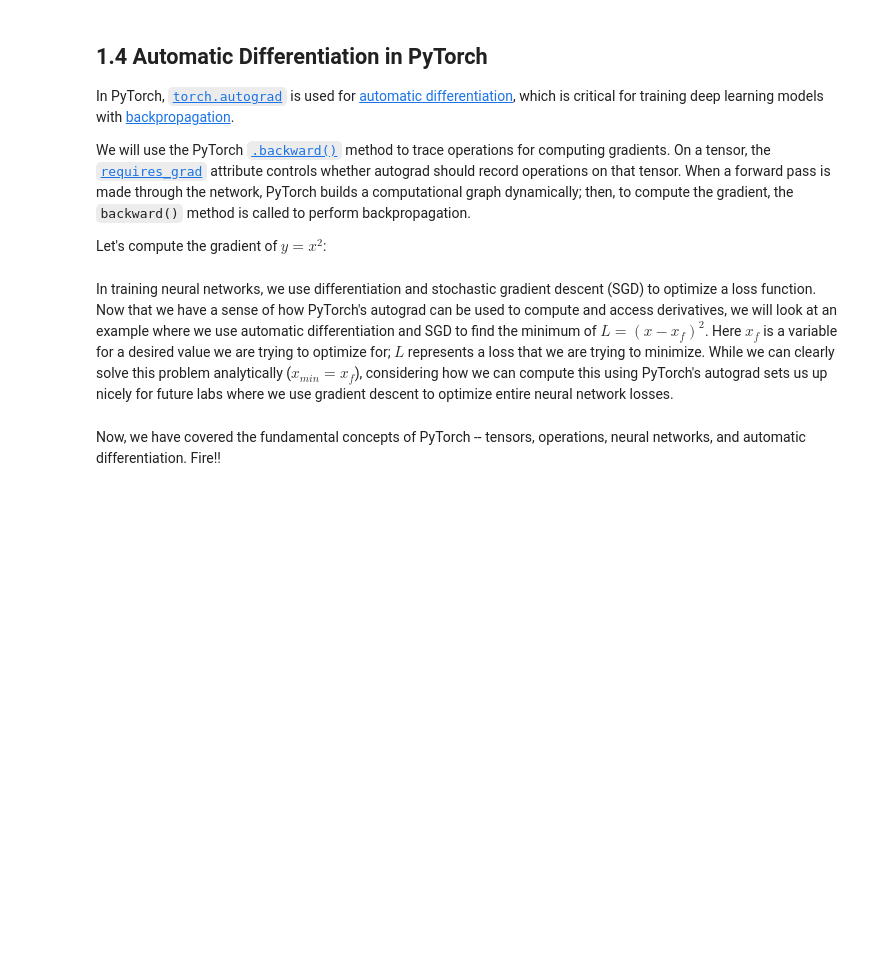
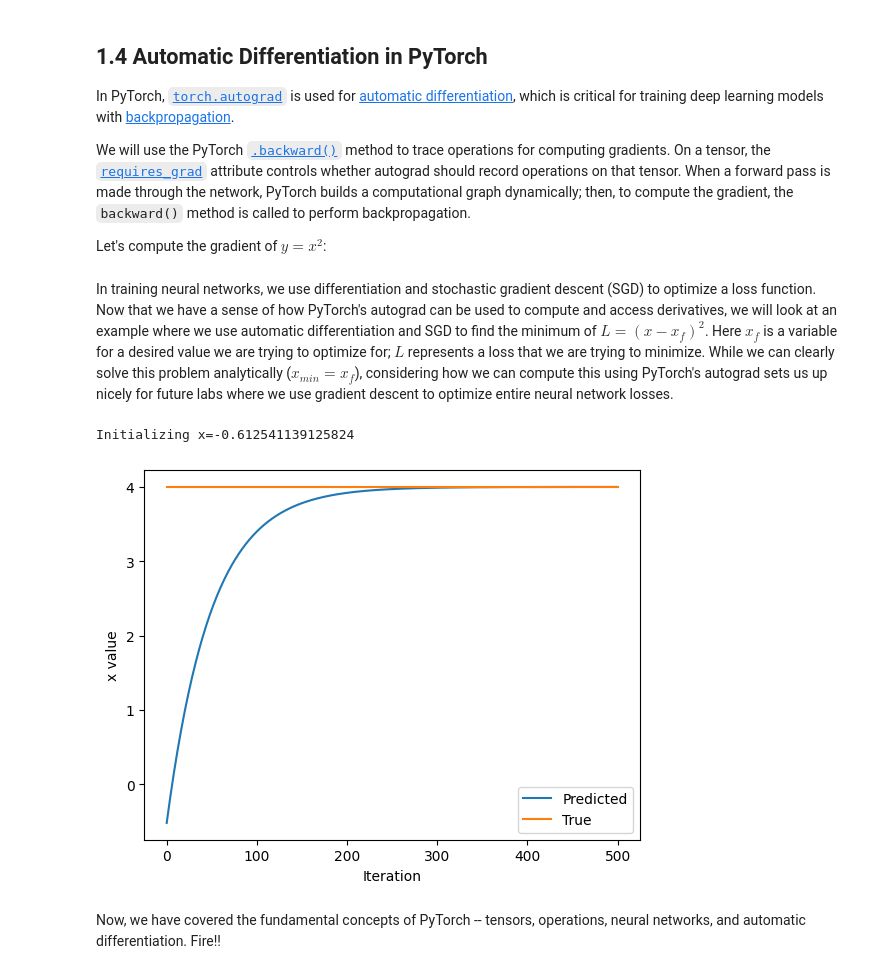
Before and after one commit to marisa09062003-hash/introtodeeplearning, a Jupyter notebook: lab1/PT_Part1_Intro.ipynb, the cells around one changed output. Drawn from its saved outputs; the diff is of its cells as text; code cells hidden in the pictures; blank space fills up the shorter version.

```diff
--- a/lab1/PT_Part1_Intro.ipynb
+++ b/lab1/PT_Part1_Intro.ipynb
@@ -432,36 +302,42 @@ In training neural networks, we use differentiation and stochastic gradient desc
 ### Function minimization with autograd and gradient descent ###
 
 # Initialize a random value for our intial x
 x = torch.randn(1)
 print(f"Initializing x={x.item()}")
 
-learning_rate = 1e-2  # Learning rate
+learning_rate = 1e-2  # Learning rate　1回につきどのくらい慎重に数字を動かすかの歩幅（ここでは0.01ずつ）
 history = []
 x_f = 4  # Target value
 
 
 # We will run gradient descent for a number of iterations. At each iteration, we compute the loss,
 #   compute the derivative of the loss with respect to x, and perform the update.
 for i in range(500):
     x = torch.tensor([x], requires_grad=True)
+    #やる計算の記録とってあとで微分できるように
 
     # TODO: Compute the loss as the square of the difference between x and x_f
-    loss = # TODO
+    loss = (x - x_f)** 2
+    #問題に出てくる計算式利用
 
     # Backpropagate through the loss to compute gradients
     loss.backward()
+    #ずれの計算
 
     # Update x with gradient descent
-    x = x.item() - learning_rate * x.grad
-
+    x = x.item() - learning_rate * x.grad#調節AIを賢くする。目標に近づく方向に数字をズラして、x を更新
     history.append(x.item())
+    #PyTorchのテンソルから純粋な「普通の数字」を取り出すためのコード
 
 # Plot the evolution of x as we optimize toward x_f!
 plt.plot(history)
 plt.plot([0, 500], [x_f, x_f])
 plt.legend(('Predicted', 'True'))
 plt.xlabel('Iteration')
 plt.ylabel('x value')
 plt.show()
+# %% [output]
+Initializing x=-0.612541139125824
+[figure, added]
 # %% [markdown]
 Now, we have covered the fundamental concepts of PyTorch -- tensors, operations, neural networks, and automatic differentiation. Fire!!
```
Also changed, not shown: parts of 28 cells of this notebook.
